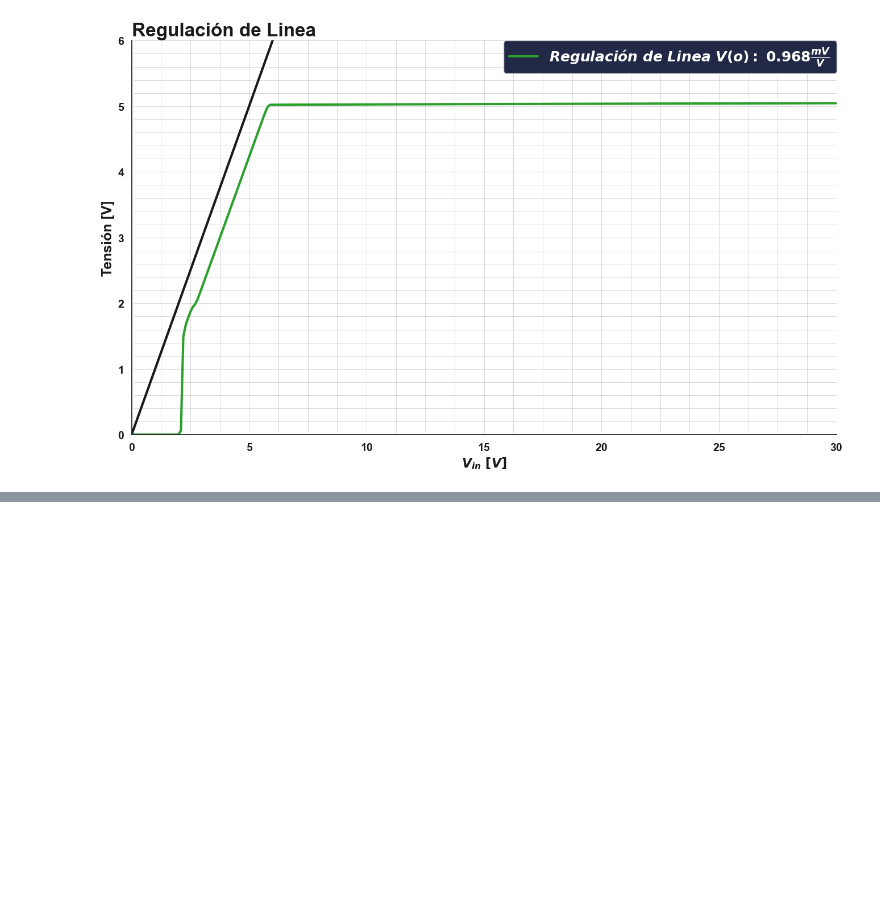
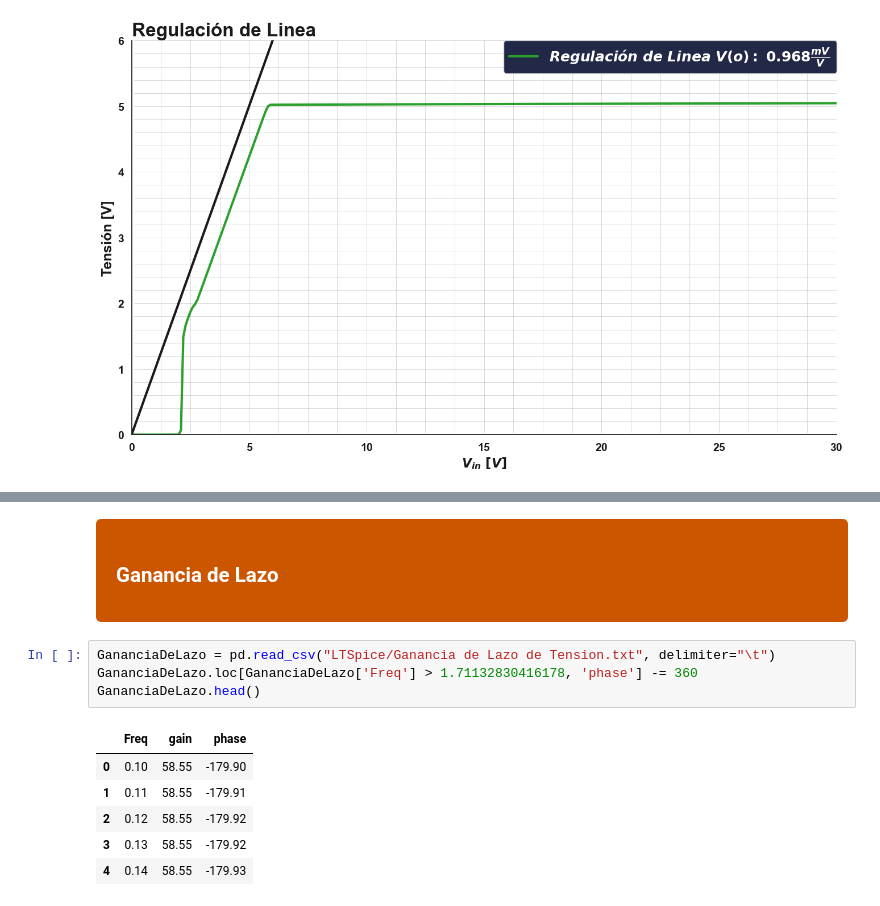
Before and after one commit to dbatallan/Taller-de-Circuitos-Electronicos-TPI, a Jupyter notebook: Checkpoint 1/Version Final/Graficos.ipynb, the cells around one changed output, grey strips where cells are left out. Drawn from its saved outputs; the diff is of its cells as text; blank space fills up the shorter version.

```diff
--- a/Checkpoint 1/Version Final/Graficos.ipynb
+++ b/Checkpoint 1/Version Final/Graficos.ipynb
@@ -297,0 +372,16 @@ plt.show()
+# %% [markdown]
+<div style="background-color: #cc5500 ; color: white; border-radius: 5px; padding: 20px; box-shadow: 0px 0px 5px rgba(0,0,0,0.1); font-size: 16px;">
+
+### **Ganancia de Lazo**
+</div>
+# %%
+GananciaDeLazo = pd.read_csv("LTSpice/Ganancia de Lazo de Tension.txt", delimiter="\t")
+GananciaDeLazo.loc[GananciaDeLazo['Freq'] > 1.71132830416178, 'phase'] -= 360
+GananciaDeLazo.head()
+# %% [output]
+|  | Freq | gain | phase |
+| 0 | 0.10 | 58.55 | -179.90 |
+| 1 | 0.11 | 58.55 | -179.91 |
+| 2 | 0.12 | 58.55 | -179.92 |
+| 3 | 0.13 | 58.55 | -179.92 |
+| 4 | 0.14 | 58.55 | -179.93 |
```
Also changed, not shown: parts of 6 cells of this notebook, 12 other files.
